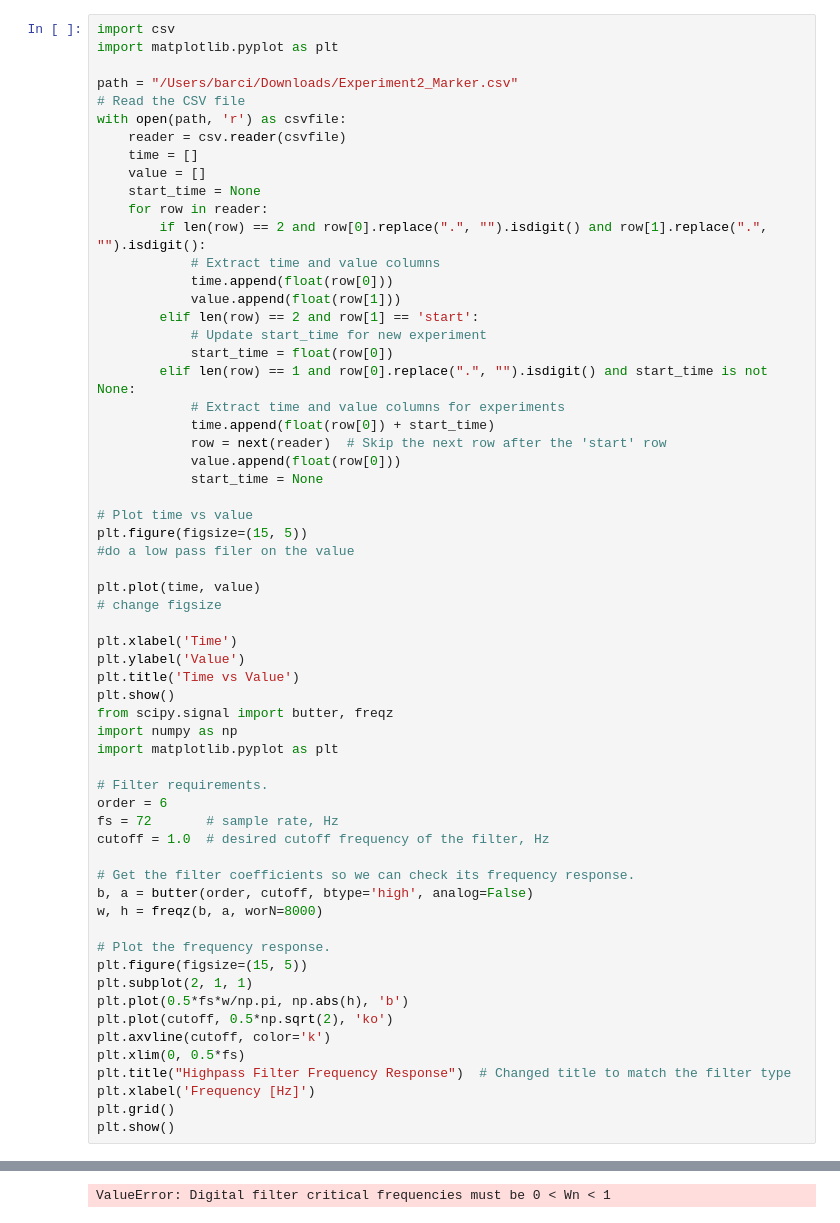
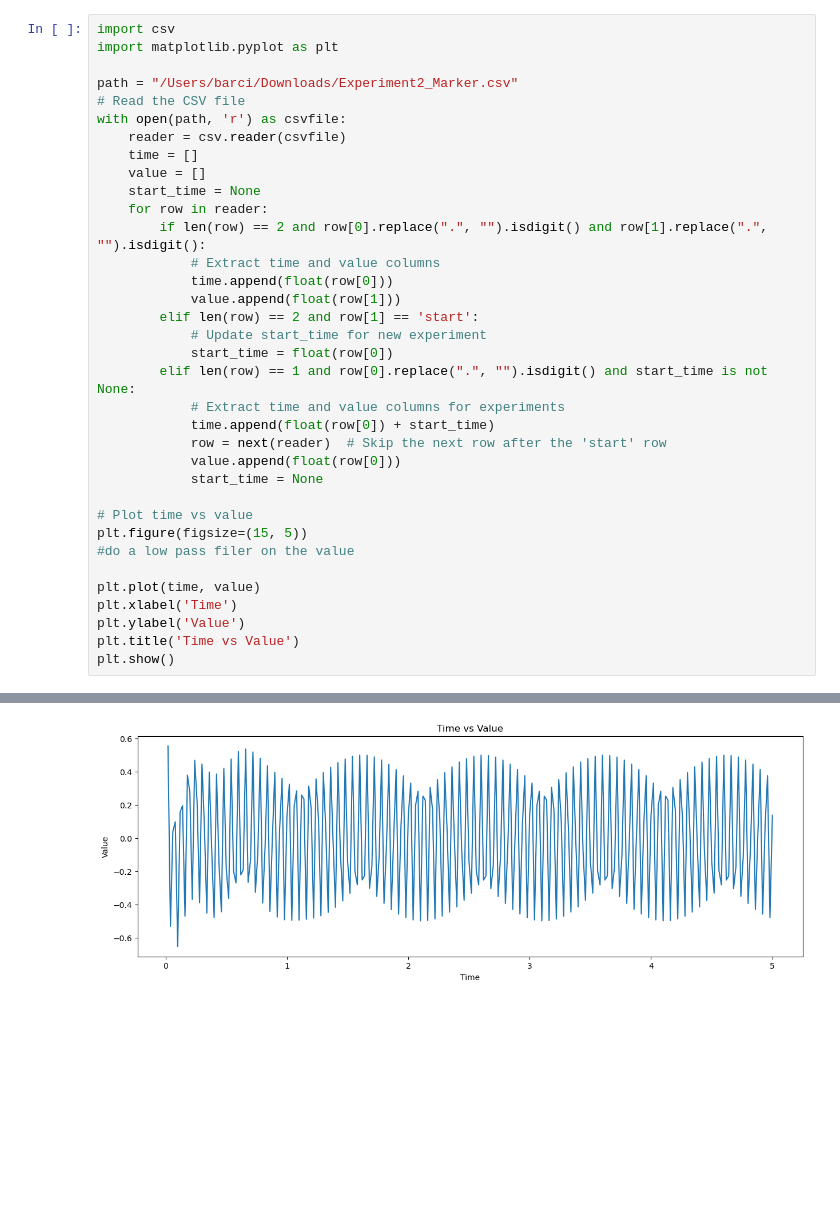
Before and after one commit to alken01/BCI, a Jupyter notebook: analysis_exp.ipynb, the cells around one changed output, grey strips where cells are left out. Drawn from its saved outputs; the diff is of its cells as text; blank space fills up the shorter version.

```diff
--- a/analysis_exp.ipynb
+++ b/analysis_exp.ipynb
@@ -8,57 +8,31 @@ with open(path, 'r') as csvfile:
     reader = csv.reader(csvfile)
     time = []
     value = []
     start_time = None
     for row in reader:
         if len(row) == 2 and row[0].replace(".", "").isdigit() and row[1].replace(".", "").isdigit():
             # Extract time and value columns
             time.append(float(row[0]))
             value.append(float(row[1]))
         elif len(row) == 2 and row[1] == 'start':
             # Update start_time for new experiment
             start_time = float(row[0])
         elif len(row) == 1 and row[0].replace(".", "").isdigit() and start_time is not None:
             # Extract time and value columns for experiments
             time.append(float(row[0]) + start_time)
             row = next(reader)  # Skip the next row after the 'start' row
             value.append(float(row[0]))
             start_time = None
 
 # Plot time vs value
 plt.figure(figsize=(15, 5))
 #do a low pass filer on the value
 
 plt.plot(time, value)
-# change figsize
-
 plt.xlabel('Time')
 plt.ylabel('Value')
 plt.title('Time vs Value')
 plt.show()
-from scipy.signal import butter, freqz
-import numpy as np
-import matplotlib.pyplot as plt
-
-# Filter requirements.
-order = 6
-fs = 72       # sample rate, Hz
-cutoff = 1.0  # desired cutoff frequency of the filter, Hz
-
-# Get the filter coefficients so we can check its frequency response.
-b, a = butter(order, cutoff, btype='high', analog=False)
-w, h = freqz(b, a, worN=8000)
-
-# Plot the frequency response.
-plt.figure(figsize=(15, 5))
-plt.subplot(2, 1, 1)
-plt.plot(0.5*fs*w/np.pi, np.abs(h), 'b')
-plt.plot(cutoff, 0.5*np.sqrt(2), 'ko')
-plt.axvline(cutoff, color='k')
-plt.xlim(0, 0.5*fs)
-plt.title("Highpass Filter Frequency Response")  # Changed title to match the filter type
-plt.xlabel('Frequency [Hz]')
-plt.grid()
-plt.show()
 # %% [output]
 [figure]
-ValueError: Digital filter critical frequencies must be 0 < Wn < 1
+[figure, added]
```
